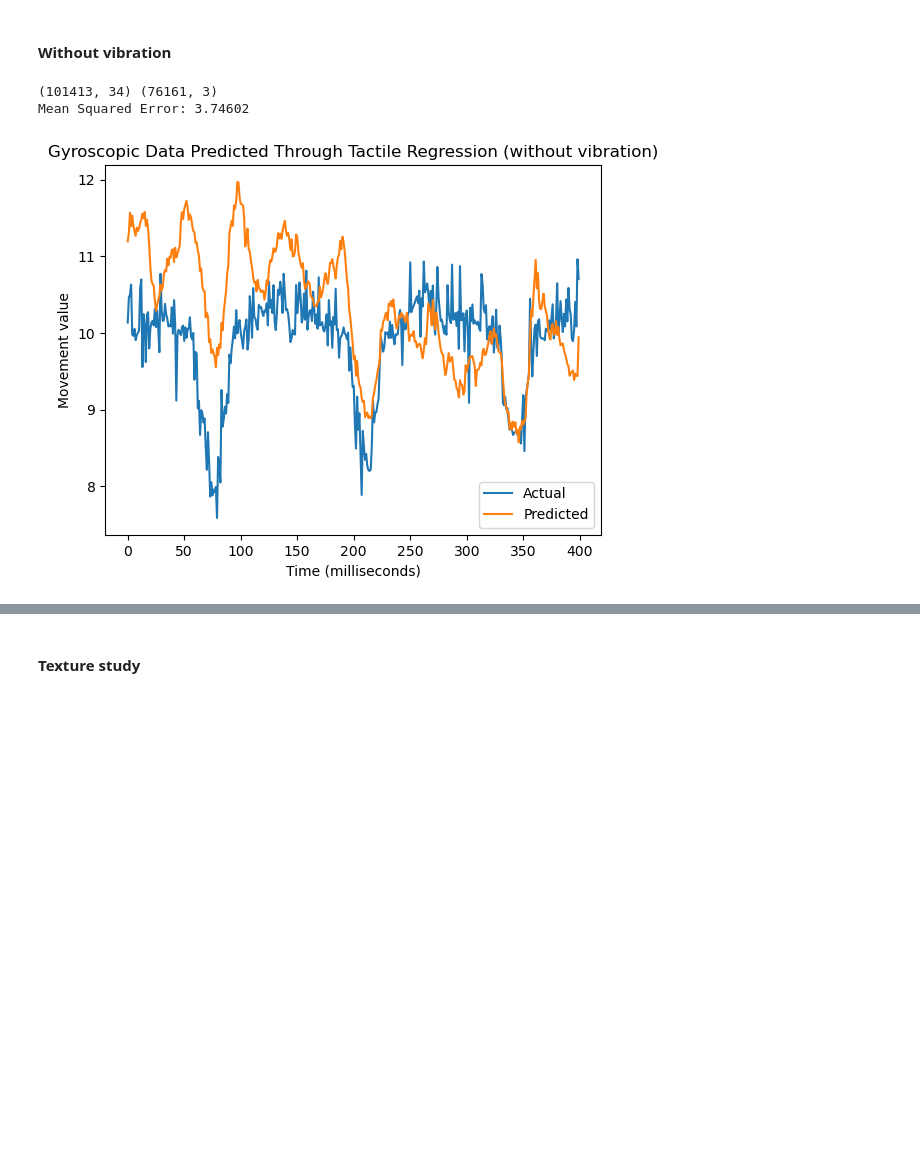
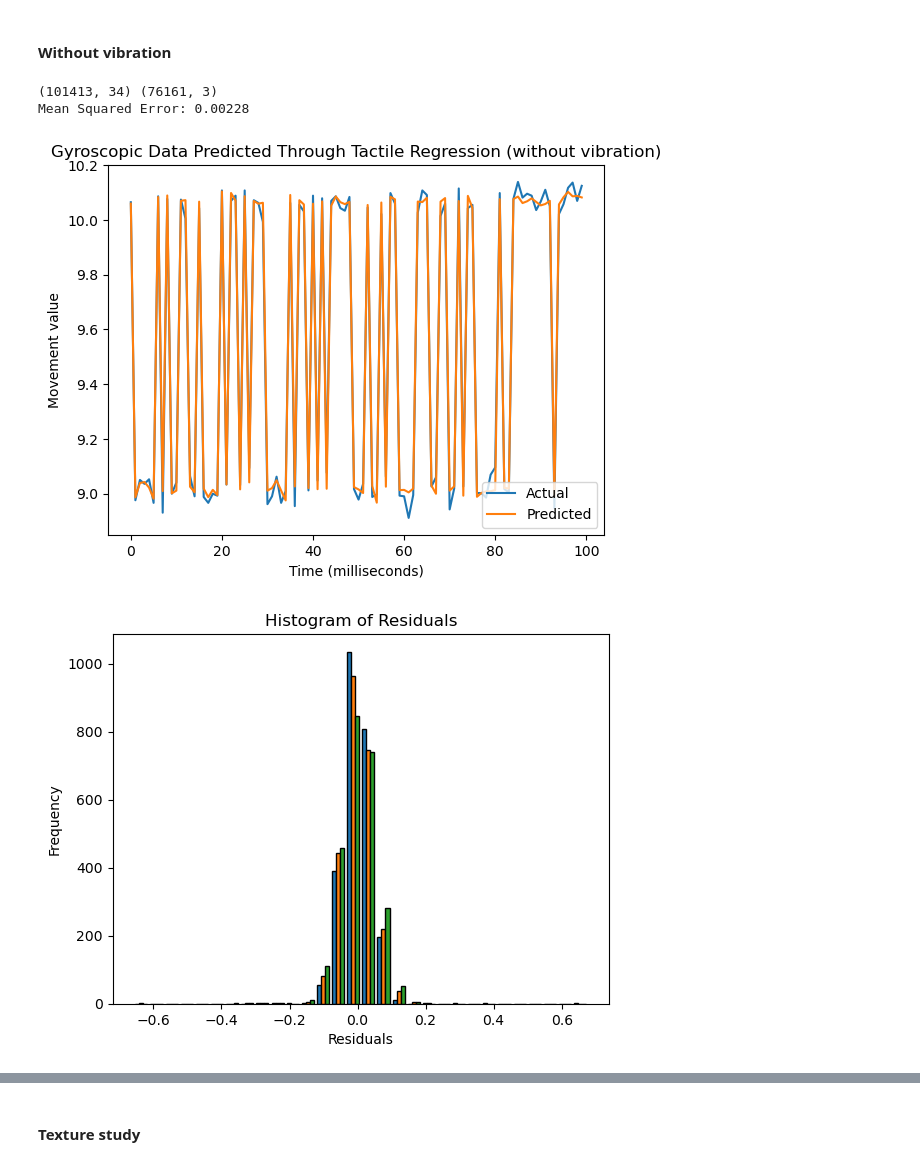
Before and after one commit to shepai/TactileSensor, a Jupyter notebook: Code/Data collection/robot/excel.ipynb, the cells around one changed output, grey strips where cells are left out. Saved outputs shown, nothing was run; the diff lists cells and outputs as text; code cells hidden in the pictures; blank space fills up the shorter version.

```diff
--- a/Code/Data collection/robot/excel.ipynb
+++ b/Code/Data collection/robot/excel.ipynb
@@ -229,7 +224,7 @@ plt.show()
 # %% [markdown]
 ### Regression
 # %%
-X,y=genDataSet(True,False,servos=1)
+X,y=genDataSet(0,1,servos=1)
 X_,y_=gen_temporal_data(X,y,60)
 
 X_train, X_test, Y_train, Y_test = train_test_split_norm(X_, y_, test_size=0.2, random_state=42)
@@ -287,6 +275,6 @@ Time taken 1706365937.8752713
 # %%
-start = 100
-end = 200
+start = 0
+end = 400
 axis = 1
 
 # Plot for Training Data
@@ -301,10 +289,10 @@ axs[0].plot(Y_train[:, axis + 1][start:end], label="Actual axis 2")
 axs[0].plot(Y_pred_train[:, axis + 1][start:end], "--", label="Predicted")
 
 axs[0].set_ylim([-12,12])
-axs[0].set_title("Training Data - Gyroscopic Prediction Through Tactile Regression")
-axs[0].set_ylabel("Movement value")
-axs[0].set_xlabel("Time (milliseconds)")
-axs[0].legend(loc="lower right")
+axs[0].set_title("Training Data - Accelerometer Prediction \nThrough Tactile Regression", fontsize=20)
+axs[0].set_ylabel("Movement value", fontsize=16)
+axs[0].set_xlabel("Time (milliseconds)", fontsize=16)
+axs[0].legend(loc="upper right", fontsize=14)
 
 # Plot for Testing Data
 Y_pred_test = ridge_model.predict(X_test)
@@ -316,10 +304,10 @@ axs[1].plot(Y_test[:, axis + 1][start:end], label="Actual axis 2")
 axs[1].plot(Y_pred_test[:, axis + 1][start:end], "--", label="Predicted")
 
 axs[1].set_ylim([-12,12])
-axs[1].set_title("Testing Data - Gyroscopic Prediction Through Tactile Regression")
-axs[1].set_ylabel("Movement value")
-axs[1].set_xlabel("Time (milliseconds)")
-axs[1].legend(loc="lower right")
+axs[1].set_title("Testing Data - Accelerometer Prediction \nThrough Tactile Regression", fontsize=20)
+axs[1].set_ylabel("Movement value", fontsize=16)
+axs[1].set_xlabel("Time (milliseconds)", fontsize=16)
+axs[1].legend(loc="upper right", fontsize=14)
 
 plt.tight_layout()
 plt.show()
@@ -342,35 +330,52 @@ plt.show()
 #### Without vibration
 # %%
 X,y=genDataSet(False,True,servos=1)
-X_train, X_test, Y_train, Y_test = train_test_split_norm(X_, y_, test_size=0.2, random_state=42)
+X_train, X_test, Y_train, Y_test = train_test_split(X_, y_, test_size=0.2, random_state=42) #_norm for better plot
 
 # Create a Ridge Regression model
 alpha = 1.0  # Ridge regularization parameter (adjust as needed)
 ridge_model = Ridge(alpha=alpha)
 #ridge_model = LinearRegression(positive=True)
 # Fit the model to the training data
 ridge_model.fit(X_train, Y_train)
 
 # Make predictions on the test data
 Y_pred = ridge_model.predict(X_test)
 
 # Calculate Mean Squared Error (MSE) to evaluate the model
 mse = mean_squared_error(Y_test, Y_pred)
 print(f"Mean Squared Error: {mse:.5f}")
 
 Y_pred = ridge_model.predict(X_train)
 plt.plot(Y_train[:,0][start:end],label="Actual")
 plt.plot(Y_pred[:,0][start:end],label="Predicted")
 
 plt.title("Gyroscopic Data Predicted Through Tactile Regression (without vibration)")
 plt.ylabel("Movement value")
 plt.xlabel("Time (milliseconds)")
 plt.legend(loc="lower right")
 plt.show()
+
+
+pred=ridge_model.predict(X_test)
+
+#make label for slope interval
+
+# Assuming 'actual_values' and 'predicted_values' are your actual and predicted tilt values
+# Calculate the residuals
+residuals = Y_test - pred
+
+# Create a histogram of residuals
+plt.hist(residuals, bins=30, edgecolor='black')  # You can adjust the number of bins as needed
+plt.title('Histogram of Residuals')
+plt.xlabel('Residuals')
+plt.ylabel('Frequency')
+plt.show()
 # %% [output]
 (101413, 34) (76161, 3)
-Mean Squared Error: 3.74602
+Mean Squared Error: 0.00228
-[figure, old version]
+[figure, new version]
+[figure, added]
 # %%
 losses_b=[]
 t=time.time()
```
Also changed, not shown: parts of 14 cells of this notebook.
